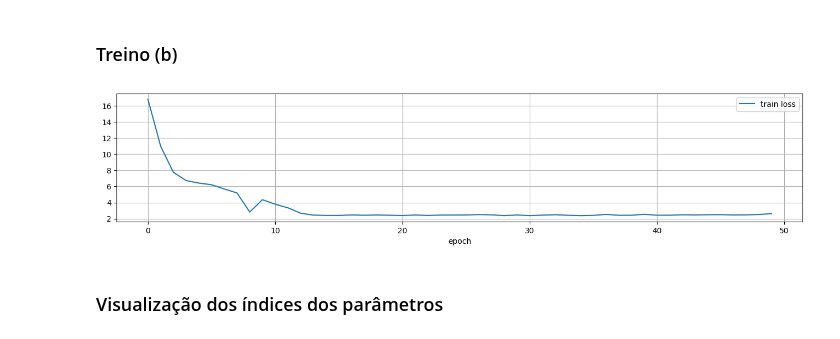
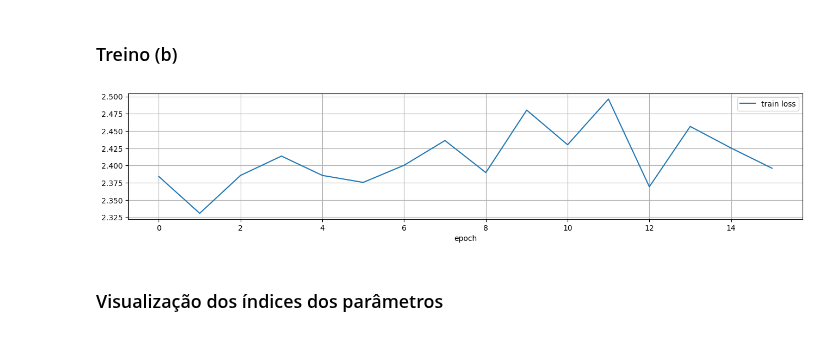
Before and after one commit to Ronnypetson/titanic, a Jupyter notebook: MNIST_Maromba.ipynb, the cells around one changed output. Saved outputs shown, nothing was run; the diff lists cells and outputs as text; code cells hidden in the pictures.

```diff
--- a/MNIST_Maromba.ipynb
+++ b/MNIST_Maromba.ipynb
@@ -605,6 +661,8 @@ class MTensor:
 
   @staticmethod
   def cat(mts, dim=0):
+    if dim == -1:
+      dim = len(mt.data.shape) - 1
     values = [mt.data for mt in mts]
     indices = [mt.idx for mt in mts]
     values = torch.cat(values, dim=dim)
@@ -826,7 +884,7 @@ def idxhood(xidx, ws, stride=None, num_sets=None, sample=False):
     ).reshape(-1)
   else:
     _neigh = NearestNeighbors(n_neighbors=nneigh)
-    _ids = np.array(range(len(xidx))).reshape(-1, 1)
+    _ids = np.array([[pos // img_dim, pos % img_dim] for pos in range(len(xidx))])
     _neigh.fit(_ids)
     if stride is None:
       stride = len(xidx) // num_sets
@@ -968,13 +1026,14 @@ class MModule4(nn.Module):
     self._config = config
     self._config["params"]["samples"] = [np.prod(smp) for smp in config["params"]["samples"]]
     self._ch0 = config["features"]["pre-set"]
+    self._is_conv = config["params"]["is conv"]
     self._feat_samples = config["features"]["samples"]
     self._n_params = _count_params(config)
     self.W, self.W_idx, self.MW = self._make_pmt(
         (self._n_params,), idx_dim, device
     )
-    self.activation = nn.ELU()
-    # self.activation = nn.ReLU()
+    # self.activation = nn.ELU()
+    self.activation = nn.ReLU()
 
   def _make_pmt(self, shape, idxdim, device):
     _W = nn.Parameter(
@@ -985,6 +1044,22 @@ class MModule4(nn.Module):
     )
     _mt = MTensor(_W, _W_idx)
     return _W, _W_idx, _mt
+
+  def _put_one(self, x: MTensor):
+    """
+    x.data: N x in_dim
+    x.idx: N x in_dim x idx_dim
+    """
+    n, in_dim, idx_dim = x.idx.shape
+    assert x.data.shape == (n, in_dim)
+    device = x.data.device
+    assert device == x.idx.device
+    dummy_ones = MTensor(
+        values=torch.ones(n, 1).to(device),
+        indices=torch.zeros(n, 1, idx_dim).to(device),
+    )
+    x = MTensor.cat([x, dummy_ones], dim=1)
+    return x
 
   def forward(self, x: MTensor):
     """
@@ -1004,7 +1079,7 @@ class MModule4(nn.Module):
     wl, wr = 0, param_sets[0] * param_samples[0]
     for step in range(n_layers):
       ###
-      if step < n_layers - 1:
+      if self._is_conv[step]:
         idx_slice = pool.idx[0, :, 0]
       else:
         pool = MTensor.reshape(pool, (n, -1))
@@ -1027,7 +1102,12 @@ class MModule4(nn.Module):
       )
       # pool: (N * num_windows) x sets
       # pool = MTensor.reshape(pool, (-1, feat_samples[step])) @ mw
-      pool = MTensor.reshape(pool, (n * feat_sets[step], -1)) @ mw
+      pool = (
+          self._put_one(MTensor.reshape(
+              pool, (n * feat_sets[step], -1)
+          ))
+          @ mw
+      )
       pool = MTensor.reshape(pool, (n, -1))
       # pool: N x (num_windows * sets)
       self.all_pools.append(pool[:4])
@@ -1396,19 +1476,20 @@ MTensor._soft_kernel(y_pred.idx, img_dim)[0]
 ### Treino (b)
 # %%
 hidden_dim = 10
-start_mode = True
+start_mode = False
 valid_mode = False
 
 # TODO: Visualize conv layer output
 config = {
     "features": {
         "pre-set": channels,
-        "sets":    [1024,   1024,    1024,    1024,    1,],
-        "samples": [9,      9,       9,       1,       1024,],
+        "sets":    [1024,    1024,     1024,    1,         1,        1,],
+        "samples": [25,      25,       1,       1024,      200,      100,],
     },
     "params": {
-        "sets":    [16,     32,      64,      1,       num_classes,],
-        "samples": [(9, 3), (9, 16), (9, 32), (1, 32), (1024, 1),],
+        "sets":    [6,       16,       1,       200,       100,      num_classes,],
+        "samples": [(76, 1), (151, 1), (1, 17), (1025, 1), (201, 1), (101, 1),],
+        "is conv": [True,    True,    True,    False,     False,    False,]
     },
 }
 # config = {
@@ -1472,34 +1553,34 @@ for epoch in range(num_epochs):
     train_log["epoch"].append(epoch)
   if valid_mode:
     model.eval()
     with torch.no_grad():
       for x, y in iter(test_data_loader):
         x = x.to(device)
         y = y.to(device)
         x, y = prepare_input(x, y, device=device)
         y_pred = model.forward(x)
         loss = maromba_loss(y, y_pred)
         acc = maromba_accuracy(y, y_pred)
         train_log["eval loss"].append(loss.item())
         train_log["train loss"].append(np.nan)
         train_log["acc"].append(acc.item())
         train_log["set"].append("eval")
         train_log["epoch"].append(epoch)
     group_cols = ["epoch", "train loss", "eval loss", "acc"]
   else:
     group_cols = ["epoch", "train loss"]
   df_train = pd.DataFrame(train_log)
   display.clear_output(wait=True)
   (
     df_train[group_cols]
     .groupby("epoch")
     .agg(lambda x: x.median(skipna=True))
     # .tail(200)
     .plot(figsize=(16, 3), grid=True)
   )
   plt.show()
 # %% [output]
-[figure, old version]
+[figure, new version]
 # %% [markdown]
 ### Visualização dos índices dos parâmetros
 # %%
```
Also changed, not shown: parts of 5 cells of this notebook.
